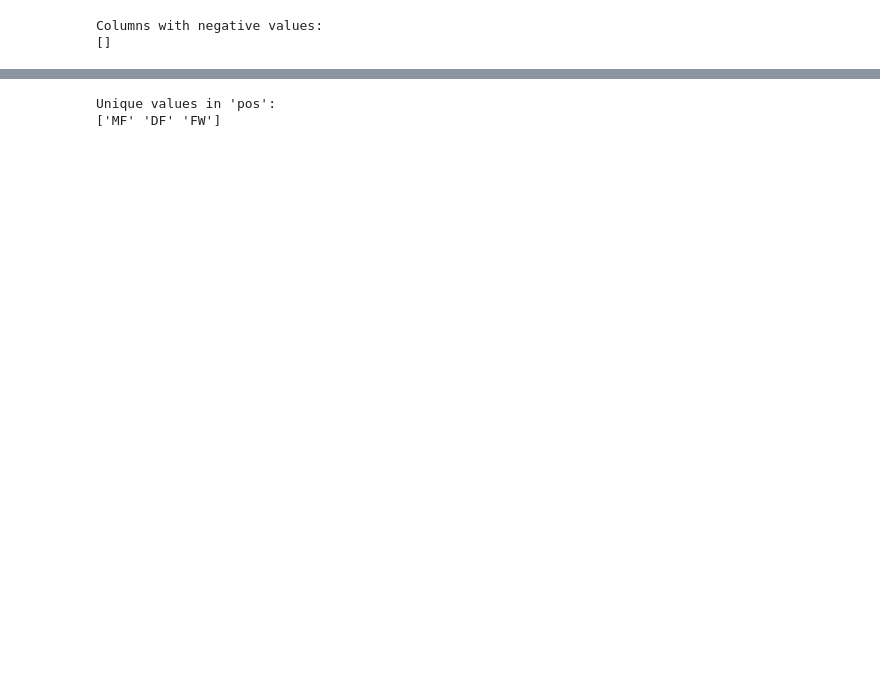
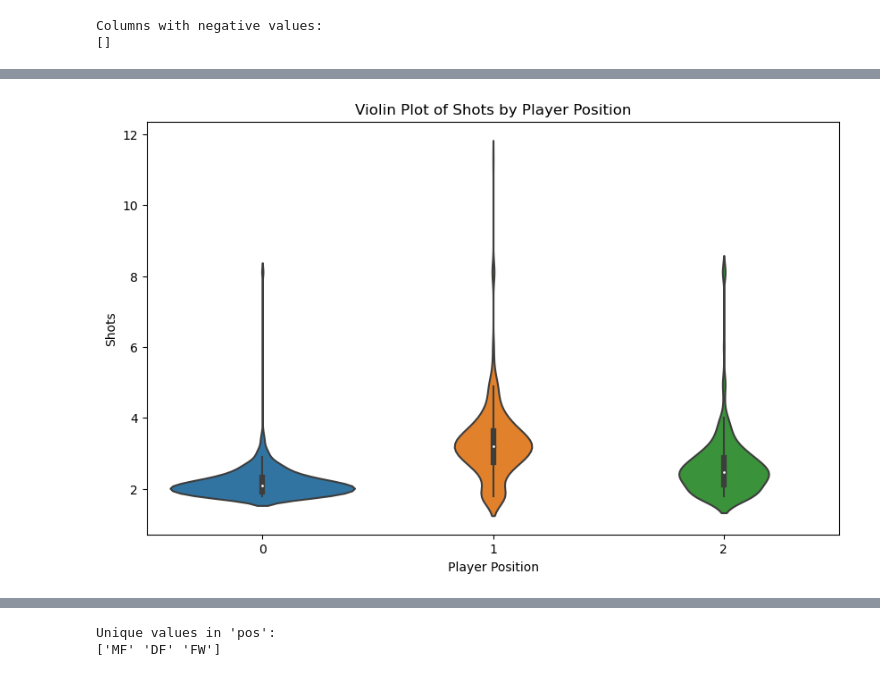
Before and after one commit to Fidot-2311/Dissertation, a Jupyter notebook: EDA_Deploy.ipynb, the cells around one changed output, grey strips where cells are left out. Saved outputs shown, nothing was run; the diff lists cells and outputs as text; code cells hidden in the pictures; blank space fills up the shorter version.

```diff
--- a/EDA_Deploy.ipynb
+++ b/EDA_Deploy.ipynb
@@ -163,0 +223,10 @@ Columns with negative values:
+# %%
+# Assuming 'Pos_Cat' is a categorical feature representing player positions
+plt.figure(figsize=(10, 6))
+sns.violinplot(x='Pos_Cat', y='Shots', data=scaled_numeric_df)
+plt.title('Violin Plot of Shots by Player Position')
+plt.xlabel('Player Position')
+plt.ylabel('Shots')
+plt.show()
+# %% [output]
+[figure, added]
```
Also changed, not shown: parts of 50 cells of this notebook, 4 other files.
